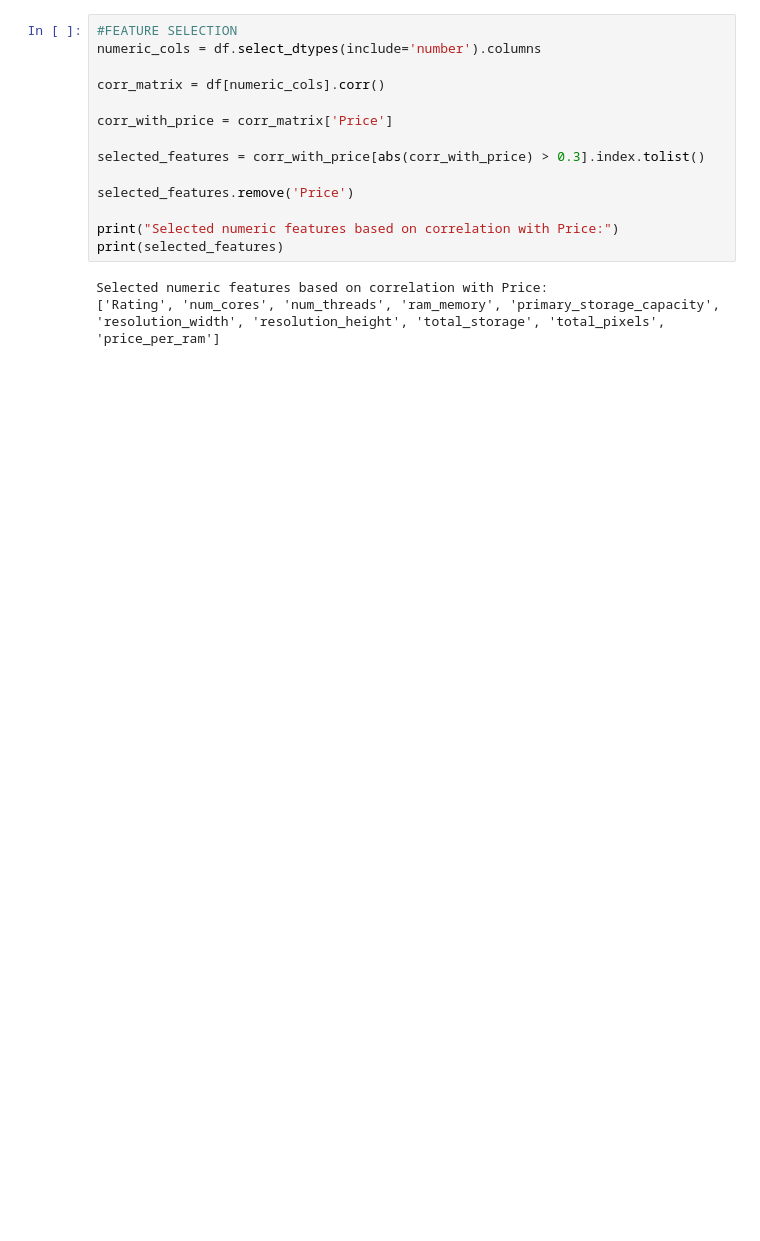
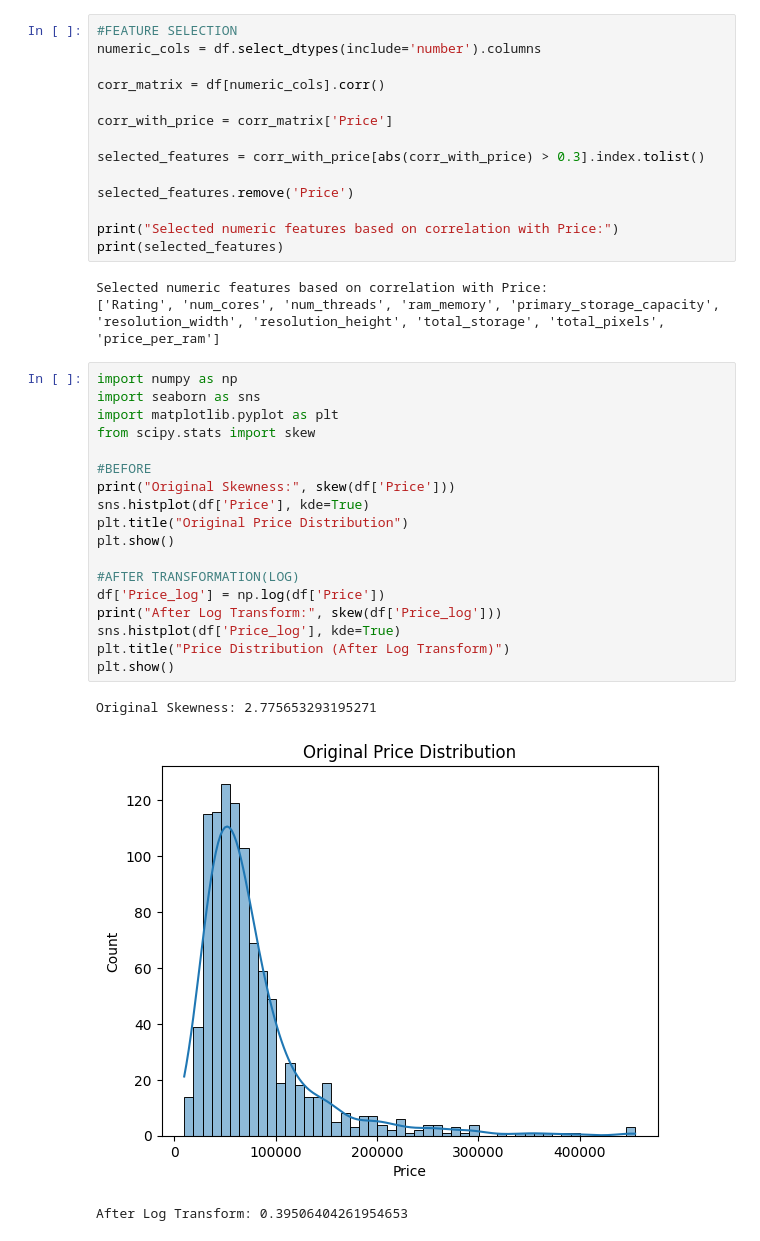
Before and after one commit to NISHAL-AT/LAP-EDA, a Jupyter notebook: EDA_4[05_10_25].ipynb, the cells around one changed output. Saved outputs shown, nothing was run; the diff lists cells and outputs as text; blank space fills up the shorter version.

```diff
--- a/EDA_4[05_10_25].ipynb
+++ b/EDA_4[05_10_25].ipynb
@@ -517,3 +518,25 @@ print(selected_features)
 # %% [output]
 Selected numeric features based on correlation with Price:
 ['Rating', 'num_cores', 'num_threads', 'ram_memory', 'primary_storage_capacity', 'resolution_width', 'resolution_height', 'total_storage', 'total_pixels', 'price_per_ram']
+# %%
+import numpy as np
+import seaborn as sns
+import matplotlib.pyplot as plt
+from scipy.stats import skew
+
+#BEFORE
+print("Original Skewness:", skew(df['Price']))
+sns.histplot(df['Price'], kde=True)
+plt.title("Original Price Distribution")
+plt.show()
+
+#AFTER TRANSFORMATION(LOG)
+df['Price_log'] = np.log(df['Price'])
+print("After Log Transform:", skew(df['Price_log']))
+sns.histplot(df['Price_log'], kde=True)
+plt.title("Price Distribution (After Log Transform)")
+plt.show()
+# %% [output]
+Original Skewness: 2.775653293195271
+[figure, added]
+After Log Transform: 0.39506404261954653
```
Also changed, not shown: parts of 15 cells of this notebook, 9 other files.
